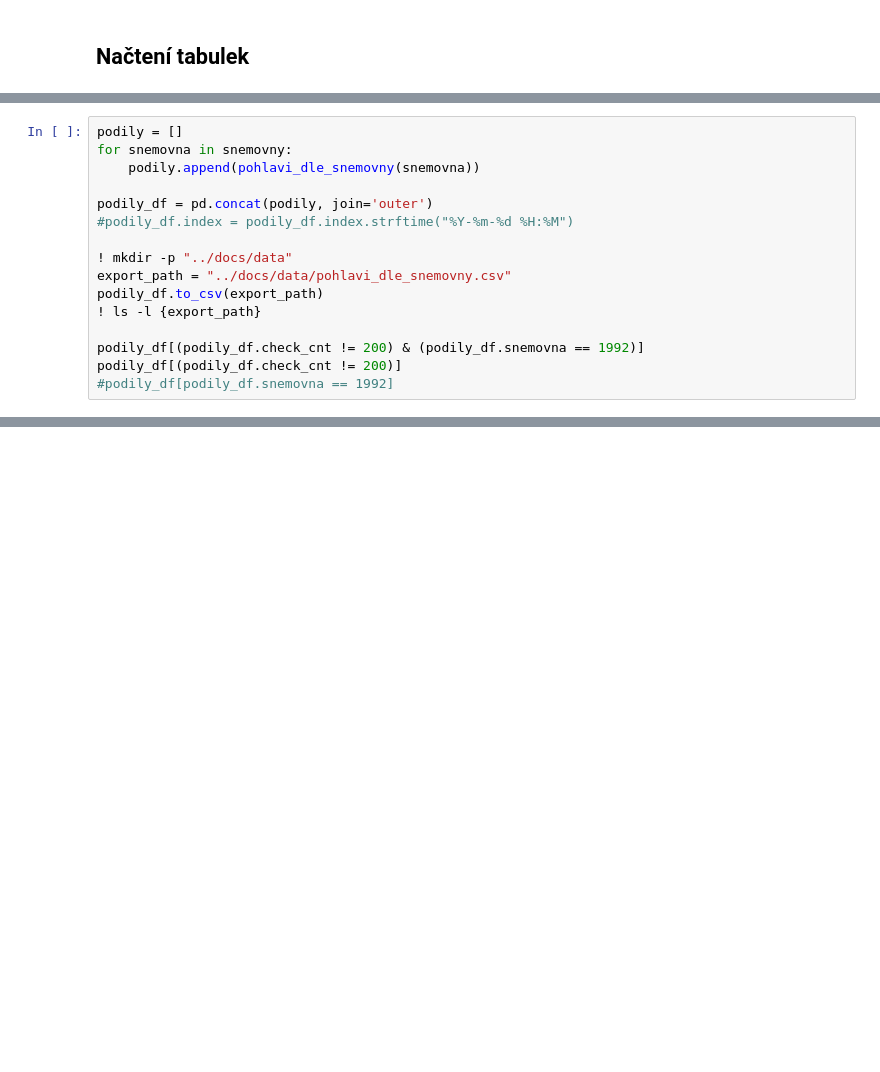
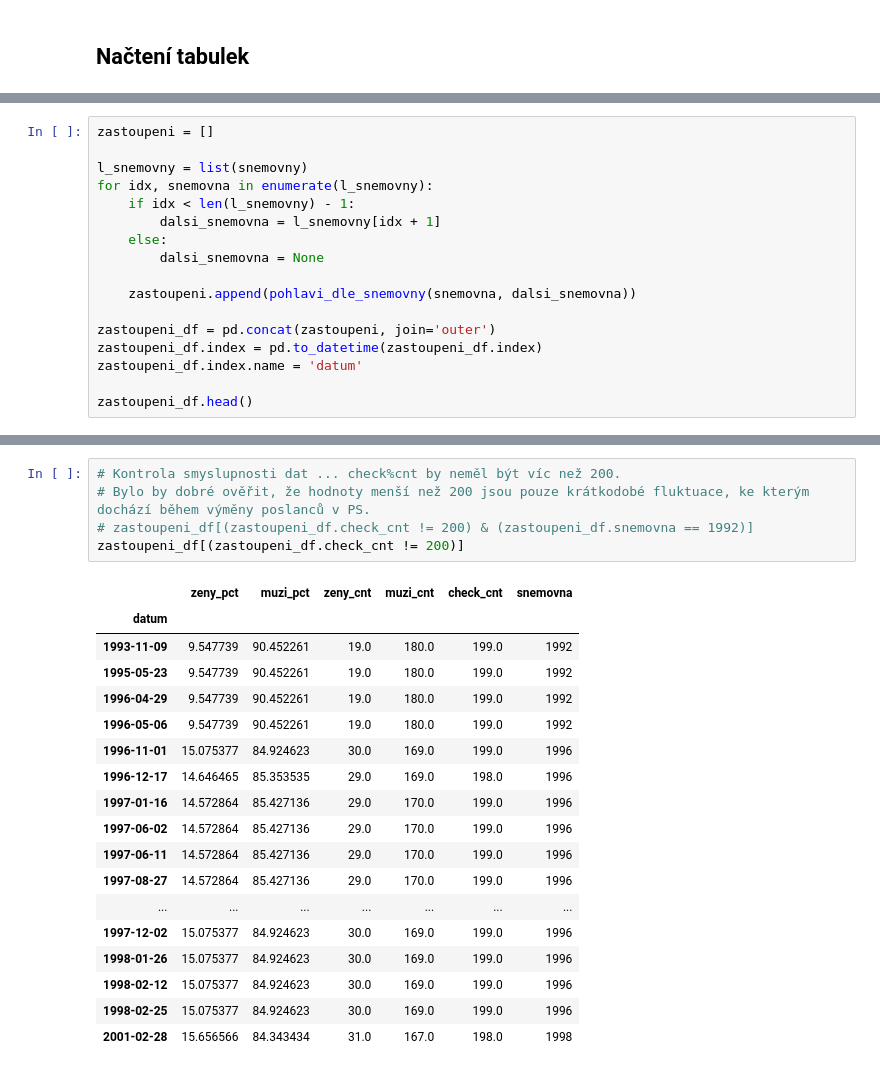
Before and after one commit to parlamentikon/parlamentikon, a Jupyter notebook: notebooks/Poslanci.src.ipynb, the cells around one changed output, grey strips where cells are left out. Saved outputs shown, nothing was run; the diff lists cells and outputs as text; blank space fills up the shorter version.

```diff
--- a/notebooks/Poslanci.src.ipynb
+++ b/notebooks/Poslanci.src.ipynb
@@ -180,16 +77,0 @@ def pohlavi_dle_snemovny(snemovna):
-# %%
-podily = []
-for snemovna in snemovny:
-    podily.append(pohlavi_dle_snemovny(snemovna))
-
-podily_df = pd.concat(podily, join='outer')
-#podily_df.index = podily_df.index.strftime("%Y-%m-%d %H:%M")
-
-! mkdir -p "../docs/data"
-export_path = "../docs/data/pohlavi_dle_snemovny.csv"
-podily_df.to_csv(export_path)
-! ls -l {export_path}
-
-podily_df[(podily_df.check_cnt != 200) & (podily_df.snemovna == 1992)]
-podily_df[(podily_df.check_cnt != 200)]
-#podily_df[podily_df.snemovna == 1992]
@@ -215,0 +164,17 @@ podily_df[(podily_df.check_cnt != 200)]
+# %%
+zastoupeni = []
+
+l_snemovny = list(snemovny)
+for idx, snemovna in enumerate(l_snemovny):
+    if idx < len(l_snemovny) - 1:
+        dalsi_snemovna = l_snemovny[idx + 1]
+    else:
+        dalsi_snemovna = None
+
+    zastoupeni.append(pohlavi_dle_snemovny(snemovna, dalsi_snemovna))
+
+zastoupeni_df = pd.concat(zastoupeni, join='outer')
+zastoupeni_df.index = pd.to_datetime(zastoupeni_df.index)
+zastoupeni_df.index.name = 'datum'
+
+zastoupeni_df.head()
@@ -215,0 +189,24 @@ podily_df[(podily_df.check_cnt != 200)]
+# %%
+# Kontrola smyslupnosti dat ... check%cnt by neměl být víc než 200.
+# Bylo by dobré ověřit, že hodnoty menší než 200 jsou pouze krátkodobé fluktuace, ke kterým dochází během výměny poslanců v PS.
+# zastoupeni_df[(zastoupeni_df.check_cnt != 200) & (zastoupeni_df.snemovna == 1992)]
+zastoupeni_df[(zastoupeni_df.check_cnt != 200)]
+# %% [output]
+|  | zeny_pct | muzi_pct | zeny_cnt | muzi_cnt | check_cnt | snemovna |
+| datum |  |  |  |  |  |  |
+| 1993-11-09 | 9.547739 | 90.452261 | 19.0 | 180.0 | 199.0 | 1992 |
+| 1995-05-23 | 9.547739 | 90.452261 | 19.0 | 180.0 | 199.0 | 1992 |
+| 1996-04-29 | 9.547739 | 90.452261 | 19.0 | 180.0 | 199.0 | 1992 |
+| 1996-05-06 | 9.547739 | 90.452261 | 19.0 | 180.0 | 199.0 | 1992 |
+| 1996-11-01 | 15.075377 | 84.924623 | 30.0 | 169.0 | 199.0 | 1996 |
+| 1996-12-17 | 14.646465 | 85.353535 | 29.0 | 169.0 | 198.0 | 1996 |
+| 1997-01-16 | 14.572864 | 85.427136 | 29.0 | 170.0 | 199.0 | 1996 |
+| 1997-06-02 | 14.572864 | 85.427136 | 29.0 | 170.0 | 199.0 | 1996 |
+| 1997-06-11 | 14.572864 | 85.427136 | 29.0 | 170.0 | 199.0 | 1996 |
+| 1997-08-27 | 14.572864 | 85.427136 | 29.0 | 170.0 | 199.0 | 1996 |
+| ... | ... | ... | ... | ... | ... | ... |
+| 1997-12-02 | 15.075377 | 84.924623 | 30.0 | 169.0 | 199.0 | 1996 |
+| 1998-01-26 | 15.075377 | 84.924623 | 30.0 | 169.0 | 199.0 | 1996 |
+| 1998-02-12 | 15.075377 | 84.924623 | 30.0 | 169.0 | 199.0 | 1996 |
+| 1998-02-25 | 15.075377 | 84.924623 | 30.0 | 169.0 | 199.0 | 1996 |
+| 2001-02-28 | 15.656566 | 84.343434 | 31.0 | 167.0 | 198.0 | 1998 |
```
Also changed, not shown: parts of 26 cells of this notebook, 3 other files.
